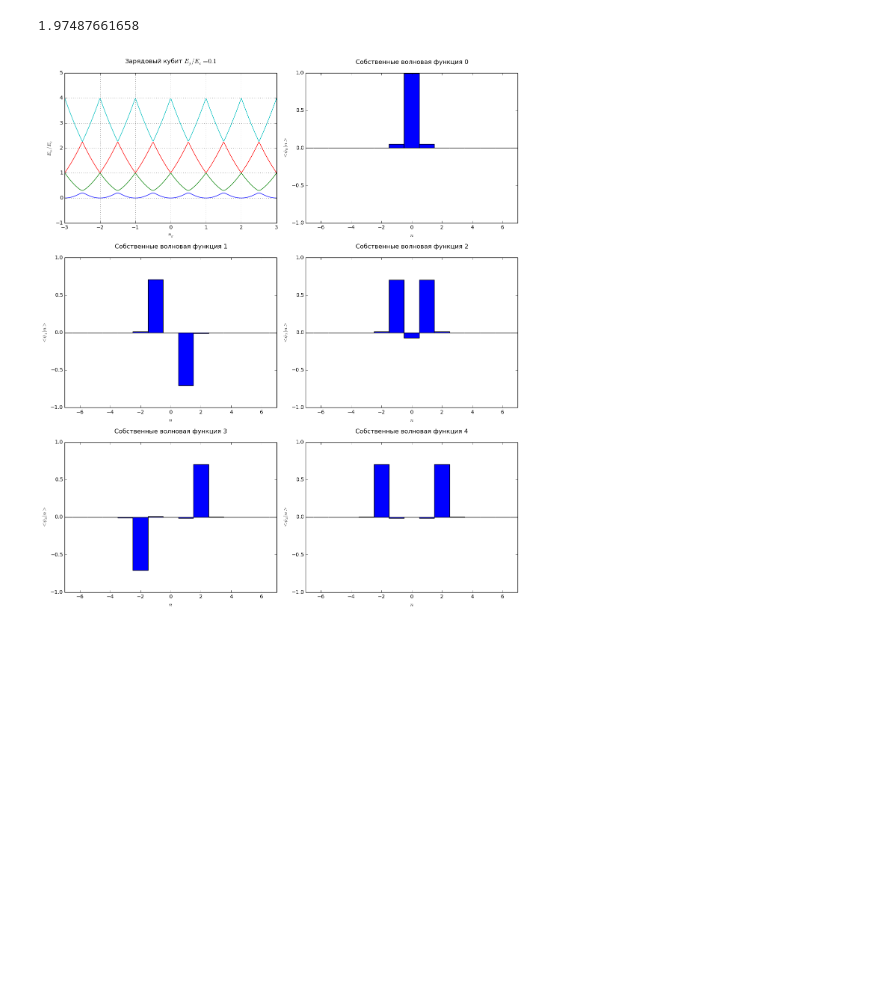
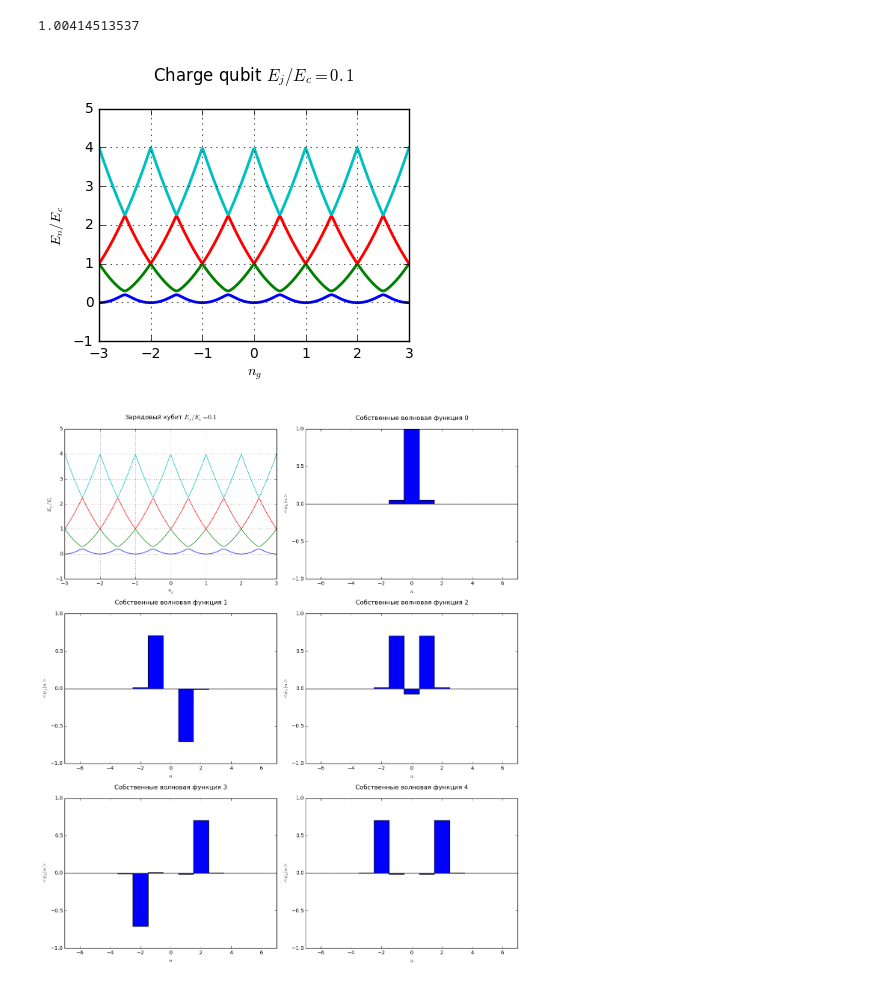
Before and after one commit to safoex/qubitlab, a Jupyter notebook: python/qutip/charge.ipynb, the cells around one changed output. Cells and saved outputs as stored; diff of their text form; code cells hidden in the pictures; blank space fills up the shorter version.

```diff
--- a/python/qutip/charge.ipynb
+++ b/python/qutip/charge.ipynb
@@ -32,6 +32,6 @@ def projector_pm(N,n,m):
 def num_pm(N):
     return num(2*N+1, offset = -N)
 def zero_pm(N):
-    return zero_oper(2*N+1)
+    return num_pm(N)*0
 # %%
 N_s = 4
@@ -40,7 +40,7 @@ for n in range(0,N_s):
     Hj = Hj +(projector(N_s,n,n+1) + projector(N_s,n+1,n))
 # %%
 Ec = 1e8
-Ej = 2.5e8
+Ej = 0.1e8
 n = num_pm(N_states)
 ng = 0
 Hc = Ec*(n-ng)**2
@@ -68,7 +68,17 @@ print((H.eigenenergies()[1]-H.eigenenergies()[0])/Ec)
 #    print(str(x_id) + ' ' + str(x[0][0]))
 #print(waves[0][N_states][0][0])
 # %% [output]
-1.97487661658
+1.00414513537
+# %%
+fig = plt.figure(figsize=(4,3),dpi=300)
+charge = fig.add_subplot(111)
+charge.set_title(r'Charge qubit $E_j/E_c = 0.1$'+'\n')
+charge.set_xlabel(r'$n_g$')
+charge.set_ylabel(r'$E_n/E_c$')
+charge.plot(ng_space,eigs[:,0:4]/Ec,linewidth = 2)
+charge.grid()
+# %% [output]
+[figure, added]
 # %%
 m = 2
 num_of_funcs = 2*m + 1
```
Also changed, not shown: parts of 1 cell of this notebook, 8 other files.
